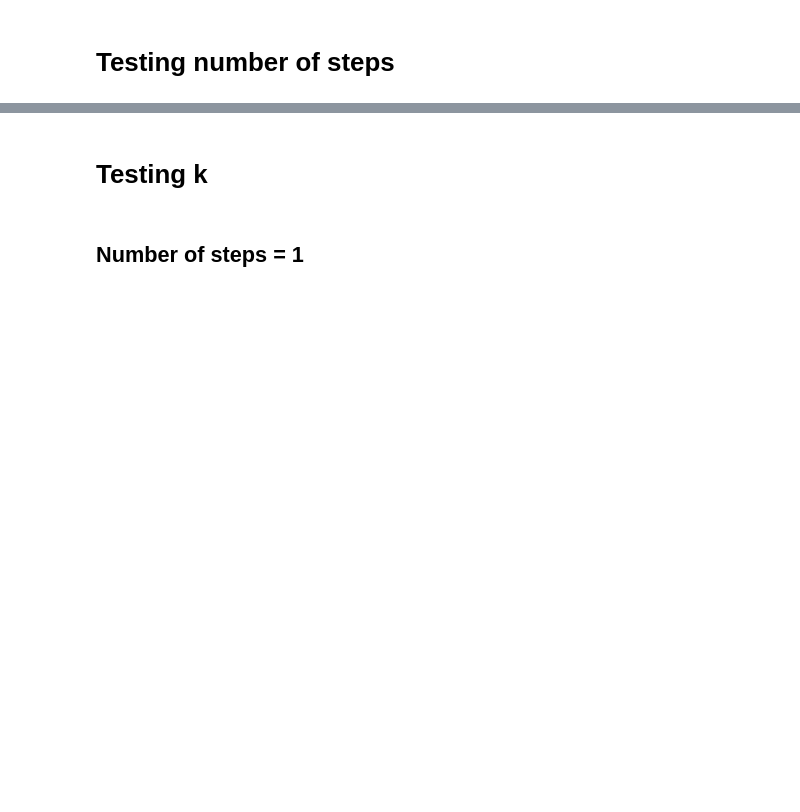
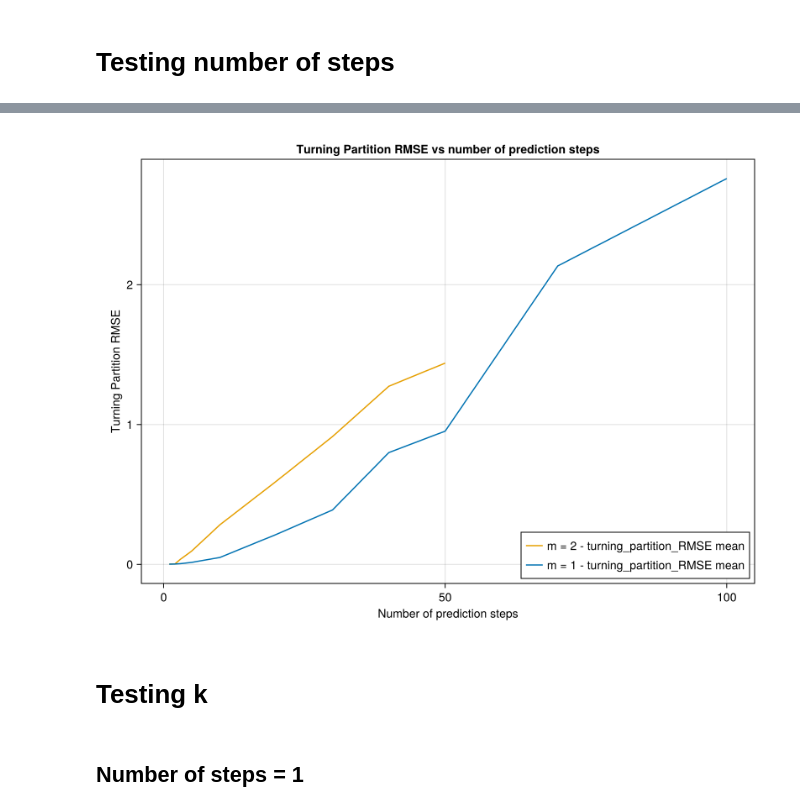
Before and after one commit to HectorMorlet/echo-state-networks, a Jupyter notebook: Notebooks/Hyperparameters/ON_layered.ipynb, the cells around one changed output, grey strips where cells are left out. Cells and saved outputs as stored; diff of their text form; code cells hidden in the pictures; blank space fills up the shorter version.

```diff
--- a/Notebooks/Hyperparameters/ON_layered.ipynb
+++ b/Notebooks/Hyperparameters/ON_layered.ipynb
@@ -70,3 +120,16 @@ chart_tests(
+# %%
+chart_tests(
+    "Turning Partition RMSE vs number of prediction steps",
+    "Number of prediction steps",
+    "Turning Partition RMSE",
+    test_dict,
+    error_funcs=["turning_partition_RMSE"],
+    aggregation_funcs=["mean"]
+    # ylim_low=0,
+    # ylim_high=10
+)
+# %% [output]
+[figure, added]
 # %% [markdown]
 # Testing k
 # %% [markdown]
```
Also changed, not shown: parts of 13 cells of this notebook, 47 other files.
